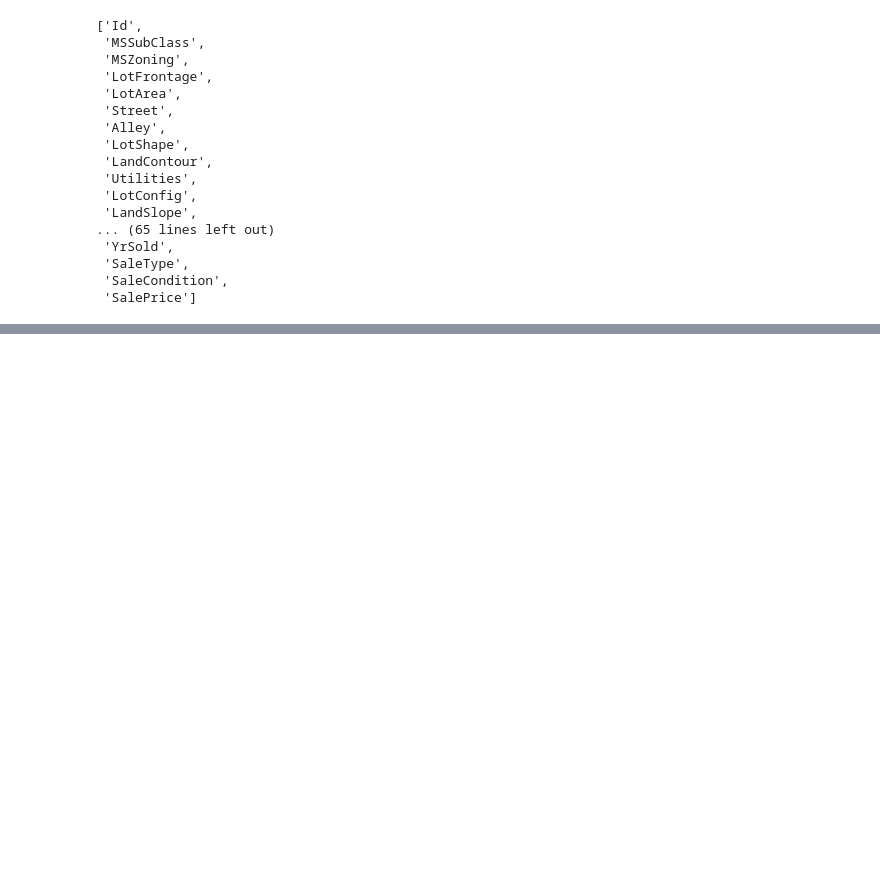
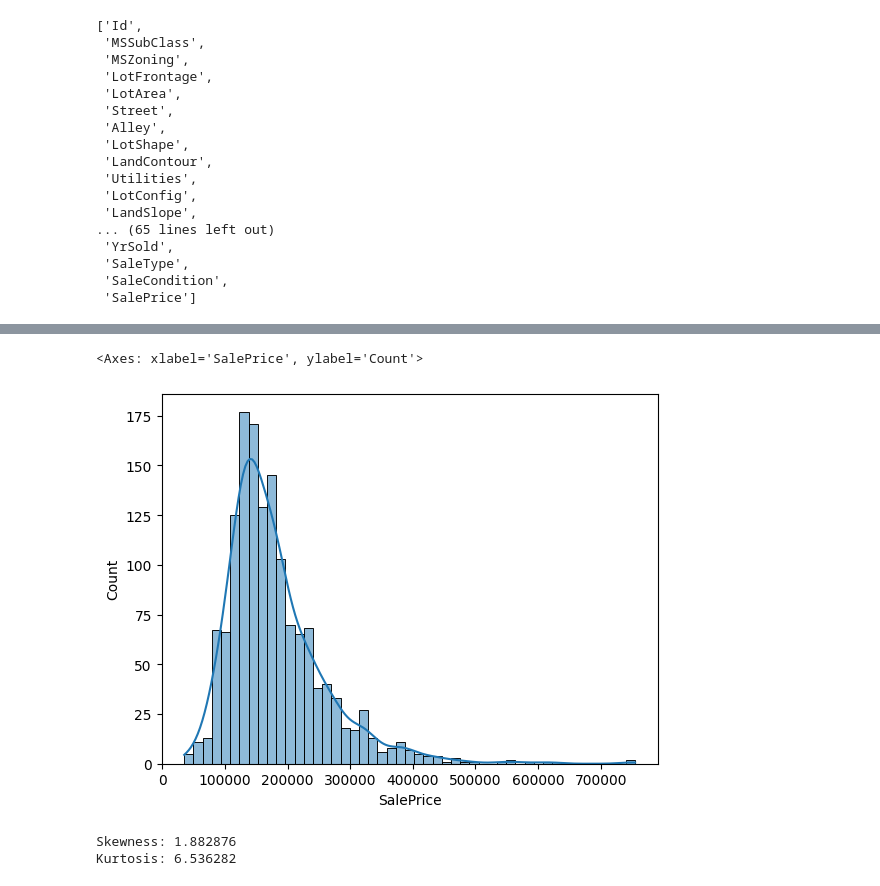
Before and after one commit to arikatz123/house-prices-ml, a Jupyter notebook: notebooks/dataexploration_01.ipynb, the cells around one changed output, grey strips where cells are left out. Drawn from its saved outputs; the diff is of its cells as text; code cells hidden in the pictures; blank space fills up the shorter version.

```diff
--- a/notebooks/dataexploration_01.ipynb
+++ b/notebooks/dataexploration_01.ipynb
@@ -82,0 +75,11 @@ STOP FAFFING! FOLLOW DATA EXPLORATION INSTRUCTIONS
+# %%
+sns.histplot(train['SalePrice'], kde=True)
+# %% [output]
+<Axes: xlabel='SalePrice', ylabel='Count'>
+[figure, added]
+# %%
+print("Skewness: %f" % train['SalePrice'].skew())
+print("Kurtosis: %f" % train['SalePrice'].kurt())
+# %% [output]
+Skewness: 1.882876
+Kurtosis: 6.536282
```
Also changed, not shown: parts of 19 cells of this notebook.
